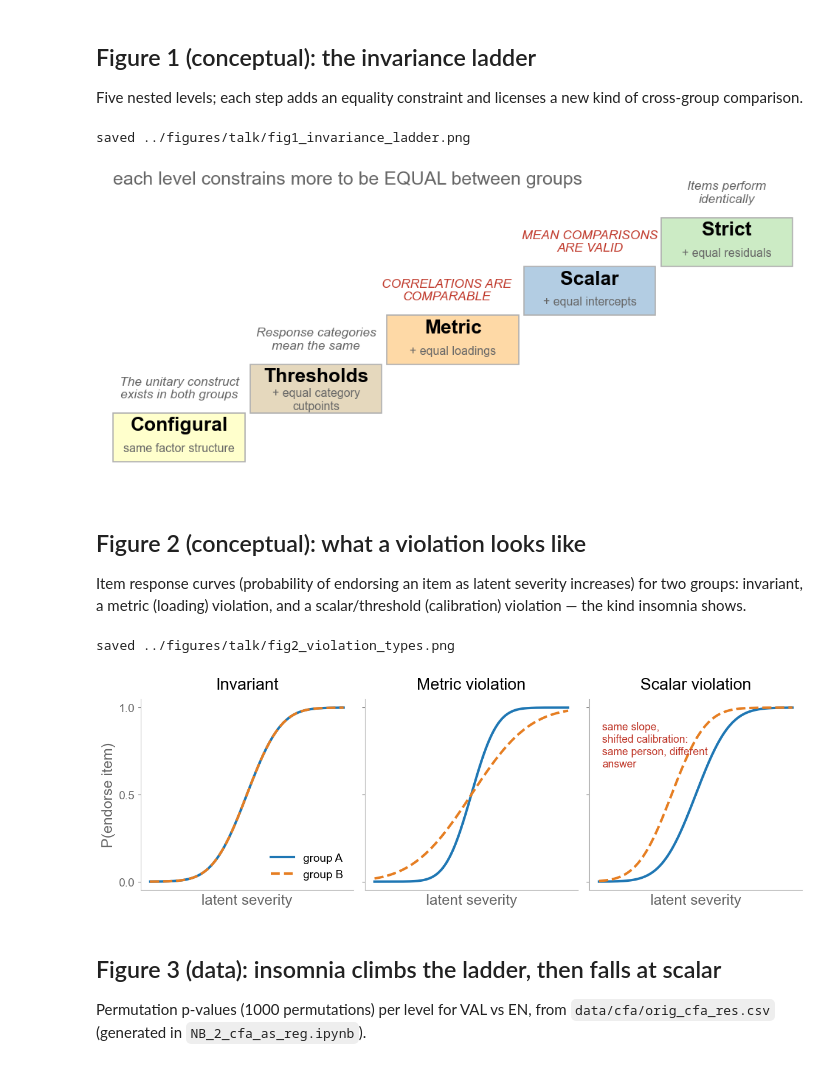
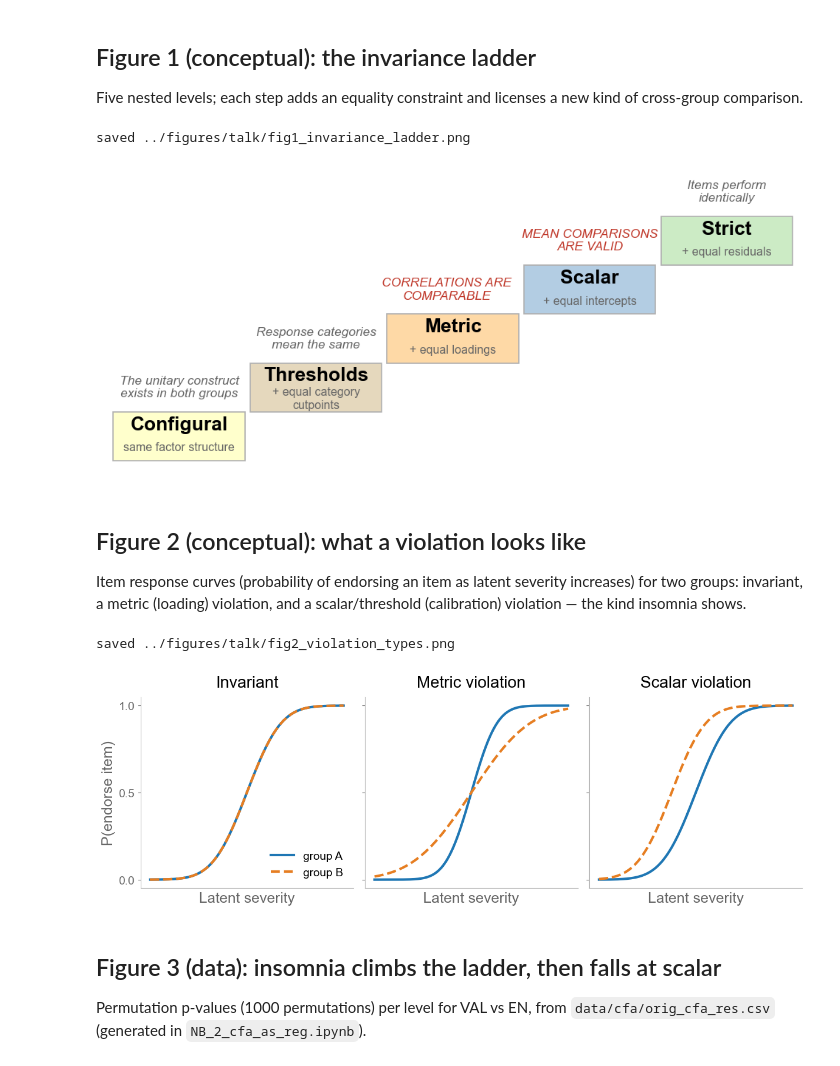
Before and after one commit to Shotgunosine/HiTOP, a Jupyter notebook: notebooks/NB_talk_figures.ipynb, the cells around one changed output. Cells and saved outputs as stored; diff of their text form; code cells hidden in the pictures.

```diff
--- a/notebooks/NB_talk_figures.ipynb
+++ b/notebooks/NB_talk_figures.ipynb
@@ -61,36 +61,34 @@ kind of cross-group comparison.
 LEVELS = [
     ('Configural', 'same factor structure', 'The unitary construct\nexists in both groups'),
     ('Thresholds', '+ equal category\ncutpoints', 'Response categories\nmean the same'),
     ('Metric', '+ equal loadings', 'CORRELATIONS ARE\nCOMPARABLE'),
     ('Scalar', '+ equal intercepts', 'MEAN COMPARISONS\nARE VALID'),
     ('Strict', '+ equal residuals', 'Items perform\nidentically'),
 ]
 # box fills match the heatmap's level colors
 fig, ax = plt.subplots(figsize=(12.2, 5.4))
 ax.set_xlim(0, 10.6); ax.set_ylim(0, 6.4)
 ax.axis('off')
 w, h = 2.0, 1.02
 for i, (name, adds, licence) in enumerate(LEVELS):
     x, y = 0.15 + i * 2.08, 0.35 + i * 1.02
     ax.add_patch(Rectangle((x, y), w, h,
                            facecolor=LEVEL_COLORS[name.lower()],
                            edgecolor=LIGHT, lw=1.2))
     ax.text(x + w / 2, y + h - 0.26, name, ha='center', va='center',
             fontsize=19, color=BLACK, weight='bold')
     ax.text(x + w / 2, y + 0.28, adds, ha='center', va='center',
             fontsize=11.5, color=GREY)
     lx = x + w / 2 - (0.1 if name == 'Scalar' else 0)
     lx = x + w / 2 - (0.1 if name == 'Metric' else 0)
     ax.text(lx, y + h + 0.52, licence, ha='center', va='center',
             fontsize=12.5, color=(ACCENT if (name == 'Scalar') | (name == 'Metric') else GREY),
             style='italic')
-ax.text(0.15, 6.15, 'each level constrains more to be EQUAL between groups',
-        fontsize=18, color=GREY)
 save(fig, 'fig1_invariance_ladder.png')
 plt.show()
 # %% [output]
 saved ../figures/talk/fig1_invariance_ladder.png
-[figure, old version]
+[figure, new version]
 # %% [markdown]
 ## Figure 2 (conceptual): what a violation looks like
 
@@ -111,18 +109,17 @@ for ax, (title, (a1, b1), (a2, b2)) in zip(axes, panels):
     ax.plot(t, stats.norm.cdf(a2 * t + b2), color=EN_C, lw=3,
             ls='--', label='group B')
     ax.set_title(title, fontsize=20, pad=12)
-    ax.set_xlabel('latent severity')
+    ax.set_xlabel('Latent severity')
     ax.set_xticks([]); ax.set_yticks([0, 0.5, 1])
 axes[0].set_ylabel('P(endorse item)')
-axes[2].annotate('same slope,\nshifted calibration:\nsame person, different\nanswer', xy=(0.1, 0.62), xytext=(-2.9, 0.66),
-                 fontsize=13, color=ACCENT)
+
 axes[0].legend(loc='lower right', frameon=False)
 fig.tight_layout()
 save(fig, 'fig2_violation_types.png')
 plt.show()
 # %% [output]
 saved ../figures/talk/fig2_violation_types.png
-[figure, old version]
+[figure, new version]
 # %% [markdown]
 ## Figure 3 (data): insomnia climbs the ladder, then falls at scalar
 
```
Also changed, not shown: parts of 8 cells of this notebook.
